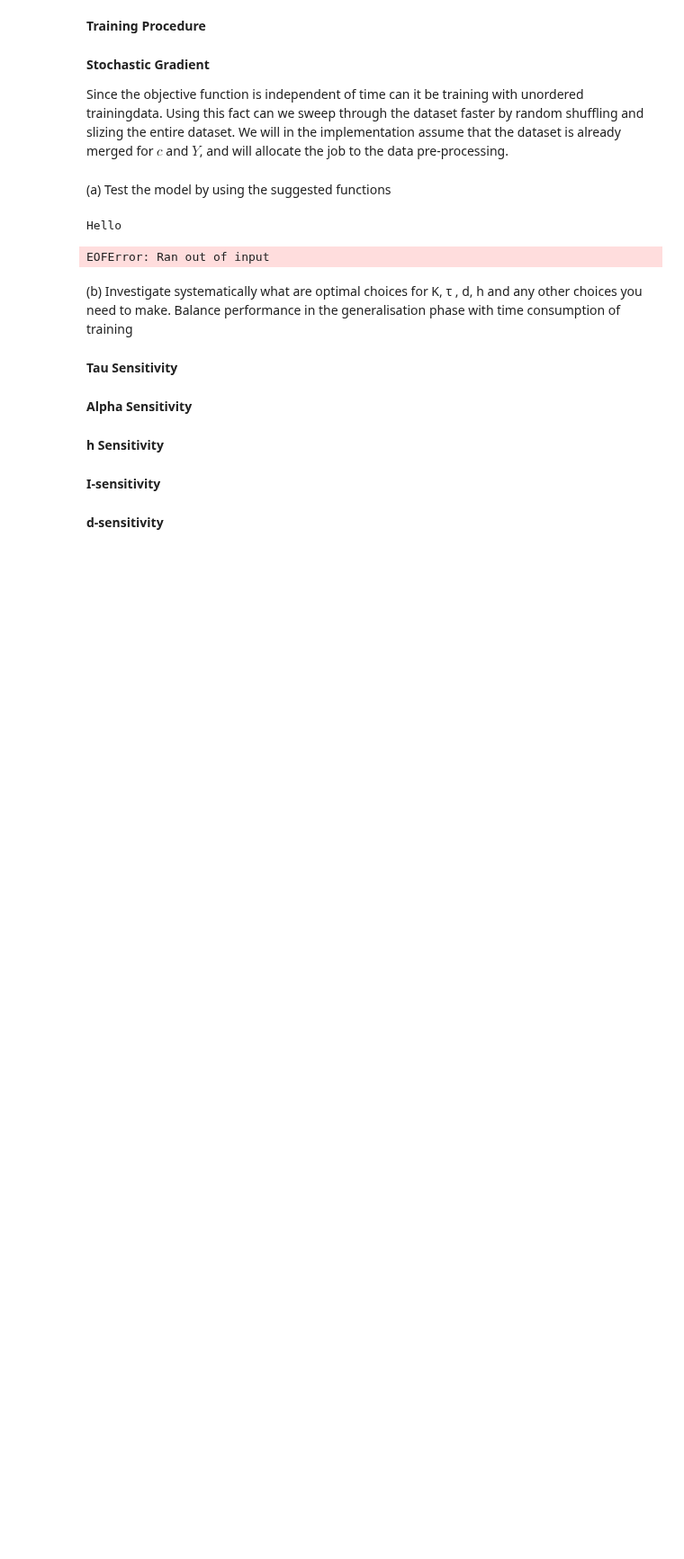
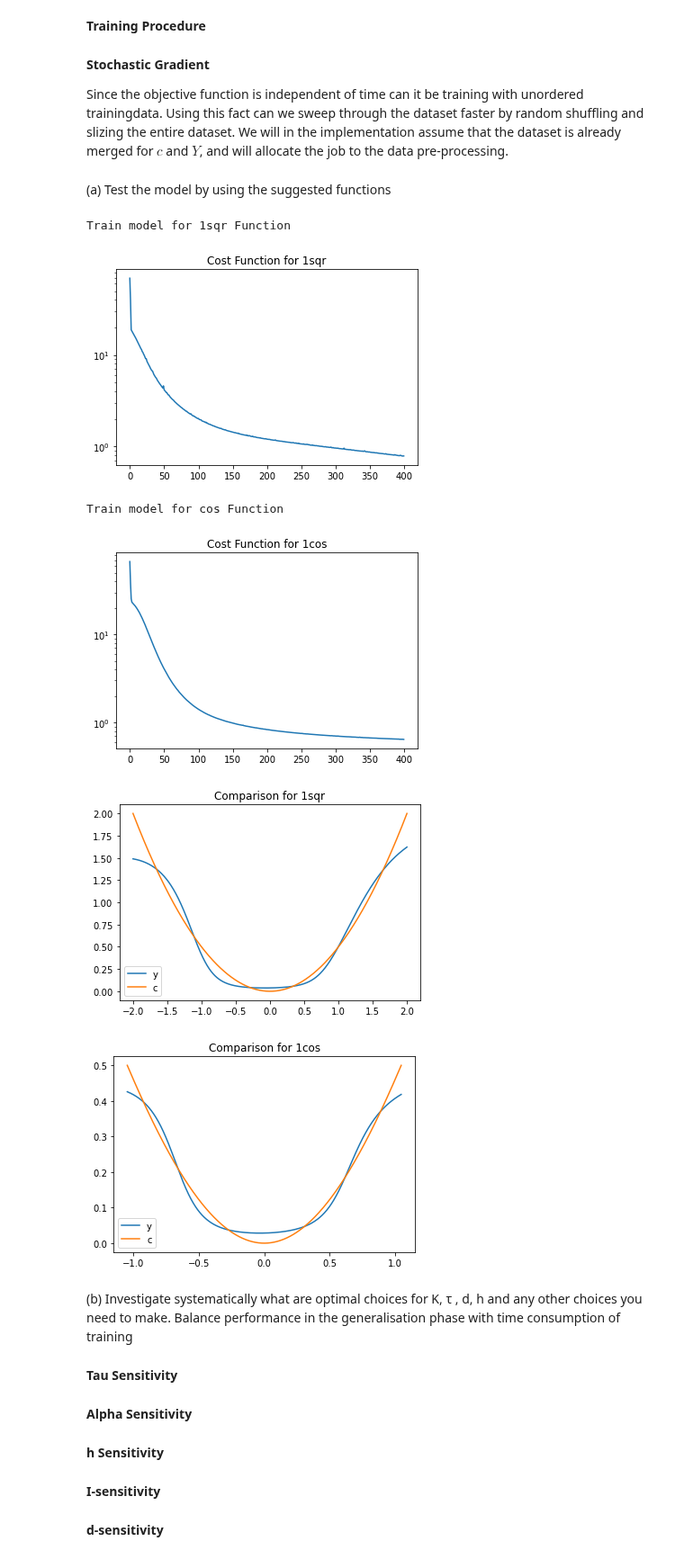
Before and after one commit to isakhammer/deep-learning-project, a Jupyter notebook: project.ipynb, the cells around one changed output. Shown at 90% size. Drawn from its saved outputs; the diff is of its cells as text; code cells hidden in the pictures; blank space fills up the shorter version.

```diff
--- a/project.ipynb
+++ b/project.ipynb
@@ -543,8 +543,6 @@ def stocgradient(c, d, d_0, K, h, Y, th, tau, max_it , bsize, sifts = 100):
 (a) Test the model by using the suggested functions
 # %%
 def train_func(func):
-
-
 
     data = generate_synthetic_batches(I, func)
 
@@ -566,6 +564,7 @@ def train_func(func):
 
     plt.plot(JJ)
     plt.yscale("log")
+    plt.title("Cost Function for " + func)
     plt.show()
 
     th_file = open(func + "_th.pkl", "wb")
@@ -601,42 +600,47 @@ def test_func(func):
 
     inv_file = open( func+"_inv.pkl", "rb")
     inv = pickle.load(inv_file)
     inv_file.close()
 
     th_file = open(func + "_th.pkl", "rb")
-    th = pickle.load(w_file)
-    w_file.close()
+    th = pickle.load(th_file)
+    th_file.close()
     z, yhat = F_tilde(Y, th, d_0, d, K, h)
 
     y = invscaleparameter(yhat, inv[0], inv[1], inv[2], inv[3])
 
     plt.plot(Y.T,y, label ="y")
     plt.plot(Y.T,c, label ="c")
     plt.title("Comparison for " + func)
     plt.legend()
     plt.show()
 
 
 I = 500
 K = 20
 h = 0.1
-sifts = 2400
+sifts = 400
 Ihat = 320
 tau = 3/Ihat
 
 
-do_training = False
-
-print("Hello")
+do_training = True
 
 if (do_training):
-    print("Starts training")
+    print("Train model for 1sqr Function")
     train_func(func="1sqr")
+    print("Train model for cos Function")
+    train_func(func="1cos")
 
 test_func(func="1sqr")
+test_func(func="1cos")
 # %% [output]
-Hello
+Train model for 1sqr Function
+[figure, added]
-EOFError: Ran out of input
+Train model for cos Function
+[figure, added]
+[figure, added]
+[figure, added]
 # %% [markdown]
 (b) Investigate systematically what are optimal choices for K, τ , d, h and any
 other choices you need to make. Balance performance in the generalisation
```
Also changed, not shown: 4 other files.
